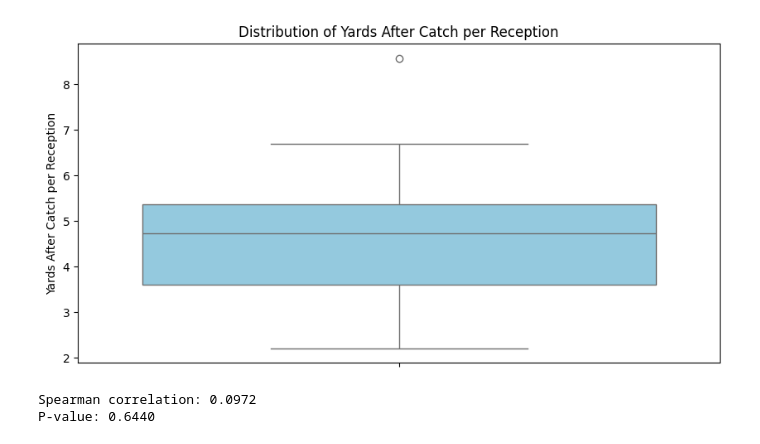
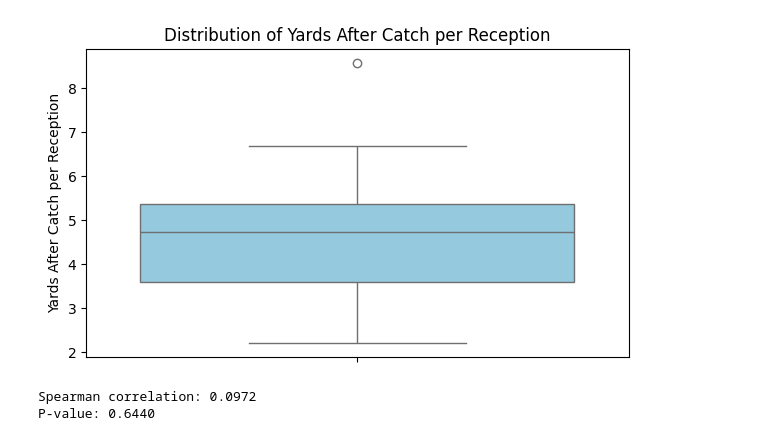
Before and after one commit to johannanguyen/nfl_stats, a Jupyter notebook: nfl_stats.ipynb, the cells around one changed output. Drawn from its saved outputs; the diff is of its cells as text; code cells hidden in the pictures.

```diff
--- a/nfl_stats.ipynb
+++ b/nfl_stats.ipynb
@@ -255,33 +237,18 @@ ANOVA: F-stat = 7.1832, p = 0.0040
 # %%
-
-"""
-How does yards after catch (YAC) per reception vary across receivers?
-
-Spearman correlation
-  This measures the monotonic relationship between targets (Tgts) and touchdowns (TD).
-  0.0972 is very close to zero, meaning there is almost no relationship between a WR’s target volume and the number of touchdowns they scored.
-P-value
-  This tests the null hypothesis: there is no correlation between targets and TDs.
-  p = 0.6440 is much greater than 0.05, so we fail to reject the null hypothesis.
-
-Conclusion
-  More targets do not guarantee more touchdowns among these WRs.
-  High-volume receivers may not always be the primary TD scorers; some lower-target, explosive receivers can score just as much or more.
-"""
 receiving_2024["YACperRec"] = receiving_2024["Rec YAC/R"] / receiving_2024["Rec"]
 
-plt.figure(figsize=(10,5))
+plt.figure(figsize=(7, 4))
 sb.boxplot(y="YACperRec", data=receiving_2024, color="skyblue")
 plt.title("Distribution of Yards After Catch per Reception")
 plt.ylabel("Yards After Catch per Reception")
 plt.show()
 
 # Compute Spearman correlation directly from the DataFrame
 spearman_corr, p_value = spearmanr(receiving_2024["Tgts"], receiving_2024["TD"])
 
 print(f"Spearman correlation: {spearman_corr:.4f}")
 print(f"P-value: {p_value:.4f}")
 # %% [output]
-[figure, old version]
+[figure, new version]
 Spearman correlation: 0.0972
 P-value: 0.6440
```
Also changed, not shown: parts of 20 cells of this notebook.
